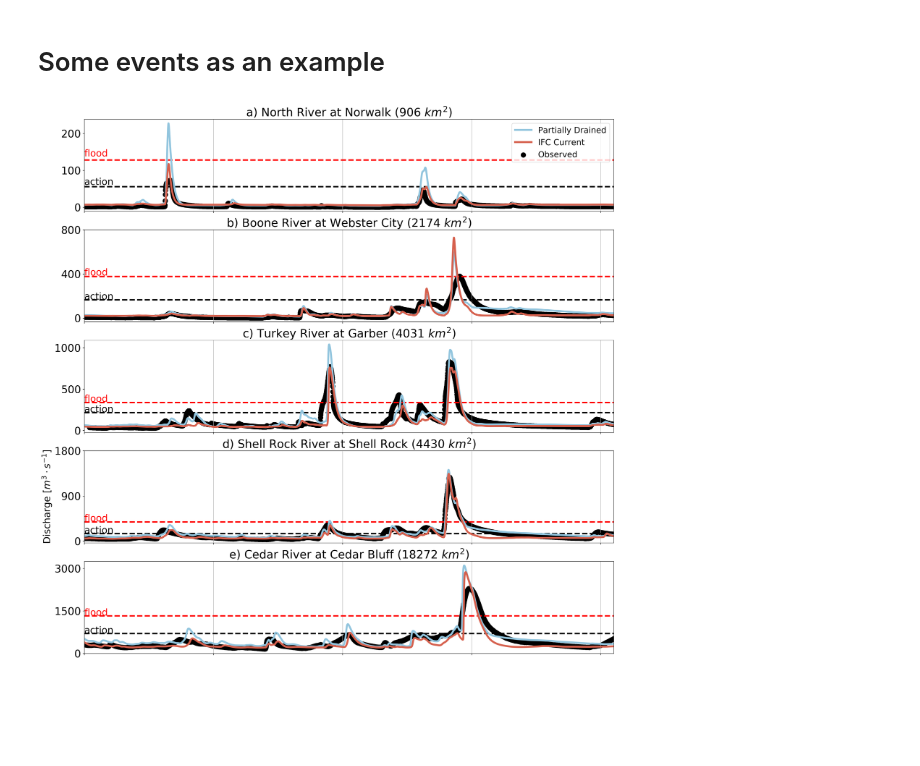
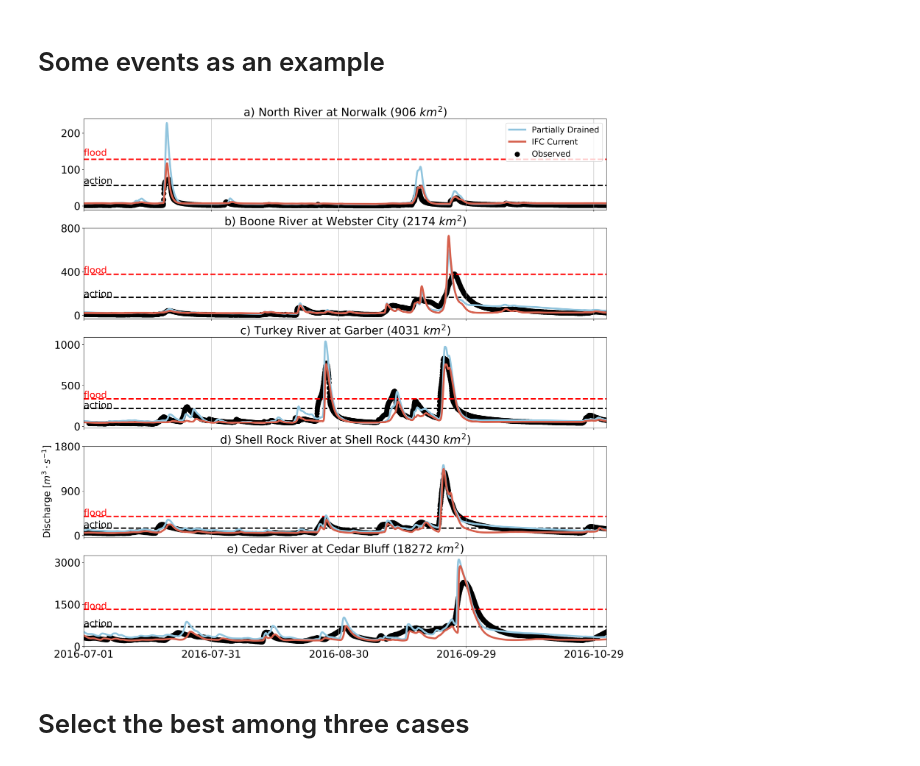
Before and after one commit to nicolas998/active_layer_evaluation, a Jupyter notebook: 01_Active_layer_evaluation.ipynb, the cells around one changed output. Drawn from its saved outputs; the diff is of its cells as text; code cells hidden in the pictures; blank space fills up the shorter version.

Commit message:
Develop of the event based kge figures and yearly based figures

```diff
--- a/01_Active_layer_evaluation.ipynb
+++ b/01_Active_layer_evaluation.ipynb
@@ -33,7 +35,7 @@ fig = pl.figure(figsize=(25,12))
 gs = gridspec.GridSpec(2,4, height_ratios = [1.3,0.9])
 
 names = ['a) KGE','b) Correlation','c) Mean ratio', 'd) Deviation ratio']
-names2 = ['e) KGE pdf','f) Corr pdf','g) Mean ratio pdf','e) KGE ratio pdf']
+names2 = ['e) KGE pdf','f) Corr pdf','g) Mean ratio pdf','e) Deviation ratio pdf']
 Metrics2eval = ['kge','corr','meanRatio','stdRatio']
 ranges = [[-1,1],[0,1],[0,2],[0,2]]
 bins = [np.linspace(-1,1,30),np.linspace(0,1,30),np.linspace(0,2,30),np.linspace(0,2,30)]
@@ -43,7 +45,7 @@ for i,met,ran,name,n2,bins_1, bins_2, limi in zip(range(4), Metrics2eval, ranges
 
     #Draw the 2d histogram
     ax = fig.add_subplot(gs[i])
-    ax,cmap = plot_hist2d(ax, Ymet, 'ifc-hlm','a-hlm', bins = bins_1, metric = met,
+    ax,cmap = core.plot_hist2d(ax, Ymet, 'ifc-hlm','a-hlm', bins = bins_1, metric = met,
                      x1 = ran[0], x2 = ran[-1],
                      y=np.arange(2008,2019), vmin = 1, vmax = 5000, cmin = 1, cmap = True)
     ax.set_title(name, size = 23)
@@ -64,16 +66,16 @@ for i,met,ran,name,n2,bins_1, bins_2, limi in zip(range(4), Metrics2eval, ranges
 
     #Draw the summary histogram
     ax = fig.add_subplot(gs[i+4])
-    a = Ymet[[met,'link']][B['product'] == 'ifc-hlm']
-    h,b = get_histogram(a[met], bins_2, inf=limi[0], sup = limi[-1])
+    a = Ymet[[met,'link']][Ymet['product'] == 'ifc-hlm']
+    h,b = core.get_histogram(a[met], bins_2, inf=limi[0], sup = limi[-1])
     w = bins_2[1] - bins_2[0]
     ax.bar(b[:-1], h*100, w, color = colors['ifc-hlm'], alpha = 0.7, edgecolor = 'k', lw = 2,
            align = 'edge', label = 'IFC current')
     ax.set_xlim(ran[0],ran[1])
     ax.set_ylim(0,0.5)
     ax.tick_params(labelsize = 21)
-    a = Ymet[[met,'link']][B['product'] == 'a-hlm']
-    h,b = get_histogram(a[met], bins_2, inf=limi[0], sup = limi[-1])
+    a = Ymet[[met,'link']][Ymet['product'] == 'a-hlm']
+    h,b = core.get_histogram(a[met], bins_2, inf=limi[0], sup = limi[-1])
     ax.bar(b[:-1], h*100, w, color = colors['a-hlm'], alpha =0.7, edgecolor = 'k', lw = 2, align = 'edge',
           label = 'Active Layer')
     ax.set_xlim(ran[0],ran[1])
@@ -126,7 +128,7 @@ for i,met,ran,name,n2,bins_1, bins_2, limi in zip(range(4), Metrics2eval, ranges
 
     #Draw the 2d histogram
     ax = fig.add_subplot(gs[i])
-    ax,cmap = plot_hist2d(ax, Ymet, 'ifc-hlm','a-hlm', bins = bins_1, metric = met,
+    ax,cmap = core.plot_hist2d(ax, Ymet, 'ifc-hlm','a-hlm', bins = bins_1, metric = met,
                      x1 = ran[0], x2 = ran[-1],
                      y=np.arange(2008,2019), vmin = 1, vmax = 5000, cmin = 1, cmap = True)
     ax.set_yticks(ax.get_xticks()[::2])
@@ -137,14 +139,14 @@ for i,met,ran,name,n2,bins_1, bins_2, limi in zip(range(4), Metrics2eval, ranges
 
     cmap.remove()
     ax2 = fig.add_subplot(gs[i+3])
-    ax2,cmap2 = plot_hist2d(ax2, Ymet, 'ifc-hlm','d-hlm', bins = bins_1, metric = met,
+    ax2,cmap2 = core.plot_hist2d(ax2, Ymet, 'ifc-hlm','d-hlm', bins = bins_1, metric = met,
                      x1 = ran[0], x2 = ran[-1],
                      y=np.arange(2008,2019), vmin = 1, vmax = 5000, cmin = 1, cmap = True)
     ax2.grid()
     ax2.tick_params(labelsize = 22)
     ax2.set_yticks(ax2.get_xticks()[::2])
     ax2.set_xticks(ax2.get_yticks())
-    ax2.set_title(names[i+3], size = 23)
+    ax2.set_title(names[i+3], size = 24)
 
     if i > 0:
         ax.set_ylabel('')
@@ -153,11 +155,11 @@ for i,met,ran,name,n2,bins_1, bins_2, limi in zip(range(4), Metrics2eval, ranges
         ax2.set_xlabel('')
         cmap2.remove()
     else:
-        ax.set_ylabel('Active Layer', size = 22)
-        ax2.set_ylabel('Distribute Tiled', size = 22)
-        ax2.set_xlabel('IFC Current', size = 22)
+        ax.set_ylabel('Active Layer', size = 24)
+        ax2.set_ylabel('Distribute Tiled', size = 24)
+        ax2.set_xlabel('IFC Current', size = 24)
         ax.set_xlabel('')
-        cmap2.ax.set_xticks([0,1000,2000,4000])
+        cmap2.ax.set_xticks([0,1000,2000,4000], size = 23)
         #cmap2.ax.set_xticklabels(['1k','','3K','','5K'])
 
 pl.savefig('figures/pbias_hist_peakdif.png',bbox_inches = 'tight')
@@ -356,27 +358,29 @@ def plot_event(ax, link, name, legend = True, path = None,
 # %%
 fig = pl.figure(figsize=(20,25), dpi=250)
 legend = True
 let = ['a)','b)','c)','d)','e)','f)']
 yticks = [[0,100,200],
         [0,400,800],
         [0,500,1000],
         [0,900,1800],
         [0,1500,3000]]
 ytexts = [240,1200,300,1200,2300,2500]
 for c,code in enumerate([5486000,5481000,5412500,5462000,5464780]):#,'05464780']):
     ax = fig.add_subplot(6,1,c+1)
     n = names.loc[code]
     plot_event(ax, usgs.loc[code][0], let[c] +' '+n.river + ' at ' +n.town,legend=legend,
                f1 ='2016-07', f2 = '2016-11', timeFreq = '30d', )#ytext = 300, text = let[c])
     ax.set_ylabel('')
     #ax.text('2013-07-02 00:00', ytexts[c],let[c], size = 40)
-    if c<5:
+    if c<4:
         ax.set_xticklabels([])
     if c == 3:
         ax.set_ylabel('Discharge [$m^3 \cdot s^{-1}$]', size = 20)
     ax.grid(axis = 'x')
     ax.set_yticks(yticks[c])
     legend = False
 pl.savefig('figures/hydrographs.png', bbox_inches = 'tight')
 # %% [output]
-[figure, old version]
+[figure, new version]
+# %% [markdown]
+# Select the best among three cases
```
Also changed, not shown: parts of 7 cells of this notebook, 15 other files.
